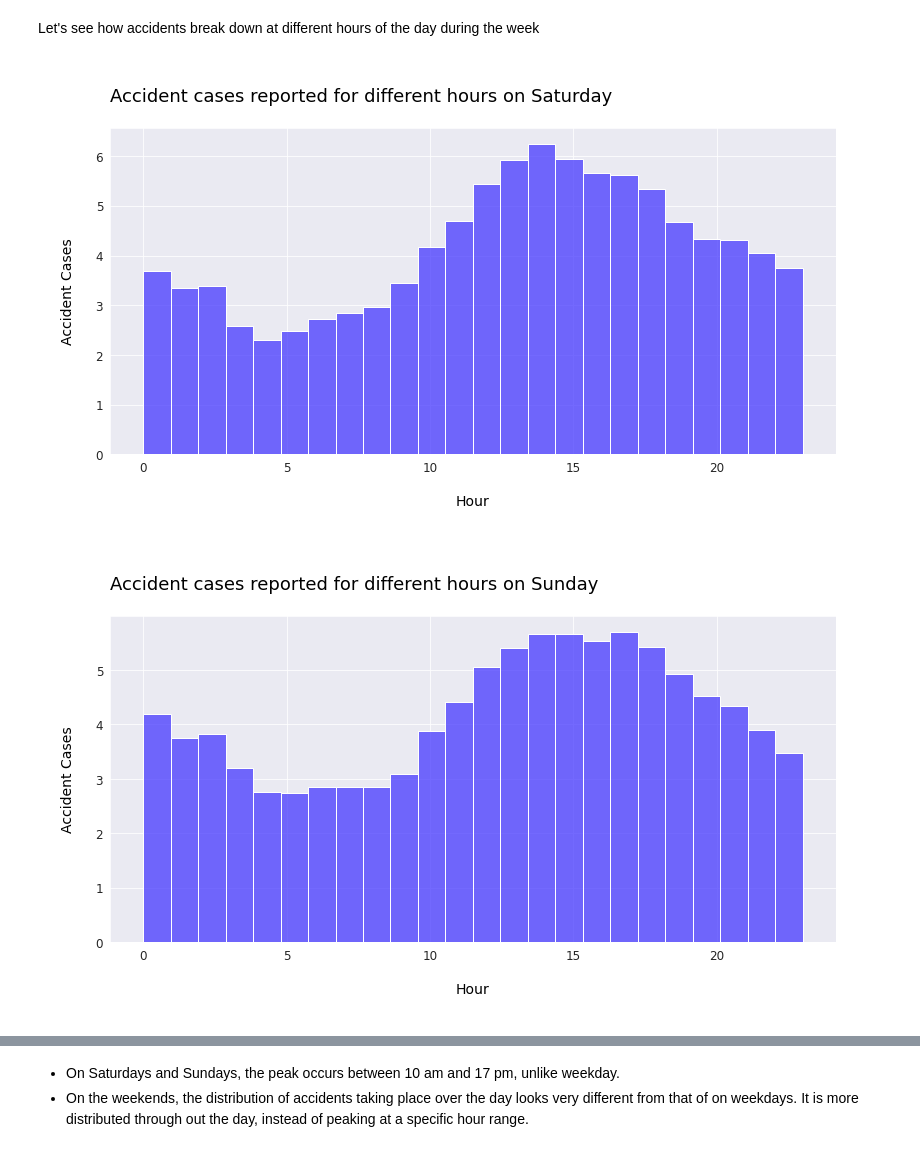
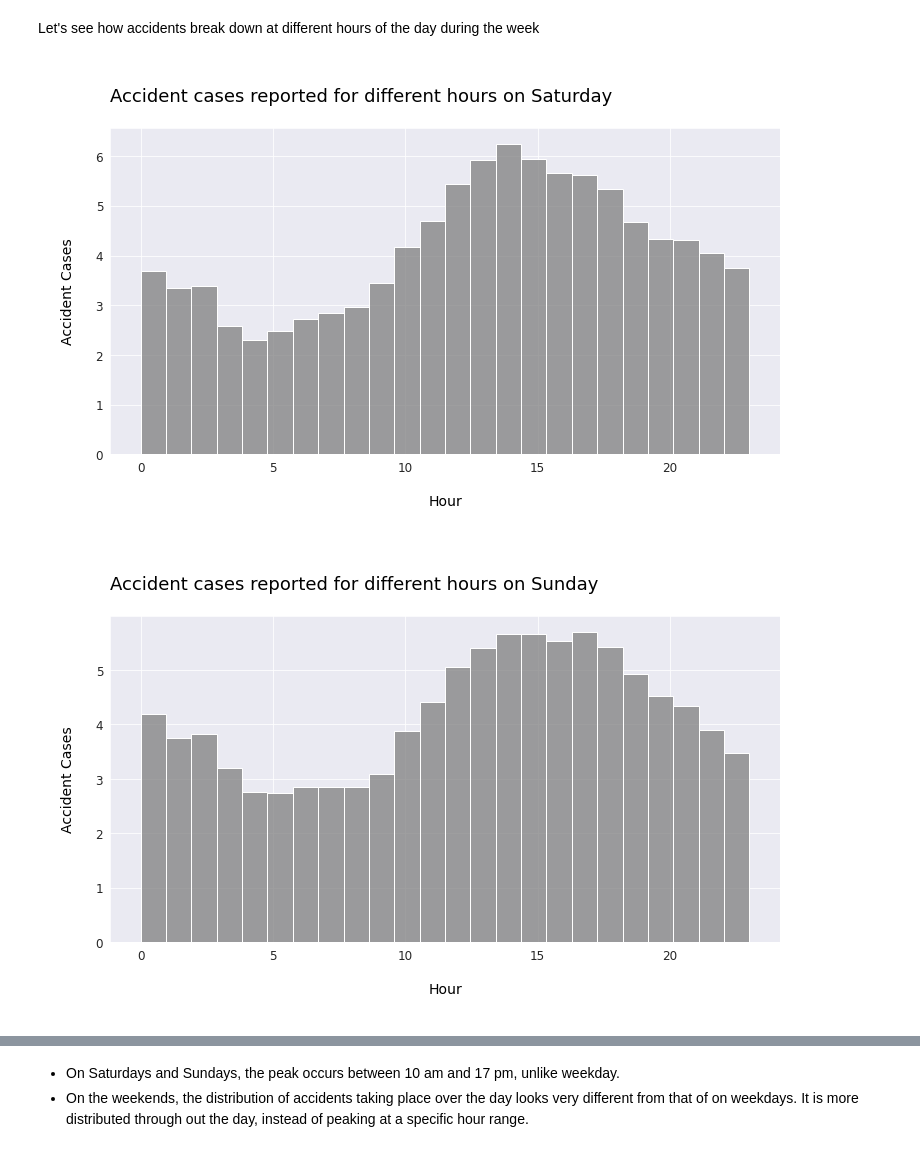
Before and after one commit to matthewmachnowski/us-accidents-analysis, a Jupyter notebook: us_accidents_analysis.ipynb, the cells around one changed output, grey strips where cells are left out. Saved outputs shown, nothing was run; the diff lists cells and outputs as text; code cells hidden in the pictures.

```diff
--- a/us_accidents_analysis.ipynb
+++ b/us_accidents_analysis.ipynb
@@ -282,27 +278,27 @@ plt.show()
 Let's see how accidents break down at different hours of the day during the week
 # %%
 saturday_start_time = df.Start_Time[df.Start_Time.dt.dayofweek == 5]
-plt.figure(figsize=(13, 6))
+plt.figure(figsize=(12, 6))
 plt.title('\nAccident cases reported for different hours on Saturday\n', size=18, color='Black', loc='left')
 plt.xlabel('\nHour\n', fontsize=14, color='Black')
 plt.ylabel('\nAccident Cases\n', fontsize=14, color='Black')
 plt.xticks(fontsize=12)
 plt.yticks(fontsize=12)
-sns.histplot(saturday_start_time.dt.hour, bins=24, stat="percent", color='#4638ff')
+sns.histplot(saturday_start_time.dt.hour, bins=24, stat="percent", color='grey')
 plt.show()
 # %% [output]
-[figure, old version]
+[figure, new version]
 # %%
 saturday_start_time = df.Start_Time[df.Start_Time.dt.dayofweek == 6]
-plt.figure(figsize=(13, 6))
+plt.figure(figsize=(12, 6))
 plt.title('\nAccident cases reported for different hours on Sunday\n', size=18, color='Black', loc='left')
 plt.xlabel('\nHour\n', fontsize=14, color='Black')
 plt.ylabel('\nAccident Cases\n', fontsize=14, color='Black')
 plt.xticks(fontsize=12)
 plt.yticks(fontsize=12)
-sns.histplot(saturday_start_time.dt.hour, bins=24, stat="percent", color='#4638ff')
+sns.histplot(saturday_start_time.dt.hour, bins=24, stat="percent", color='grey')
 plt.show()
 # %% [output]
-[figure, old version]
+[figure, new version]
 # %%
 saturday_start_time = df.Start_Time[df.Start_Time.dt.dayofweek == 0]
```
Also changed, not shown: parts of 14 cells of this notebook.
